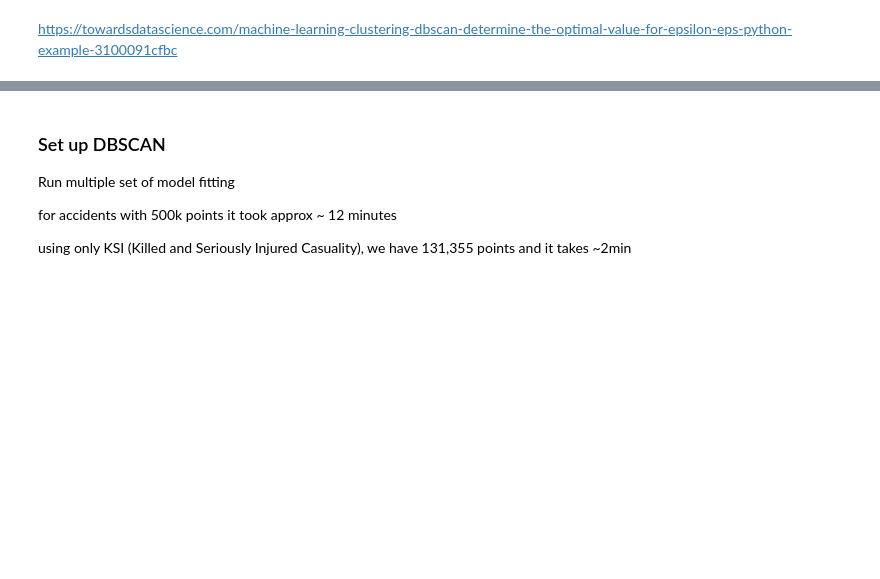
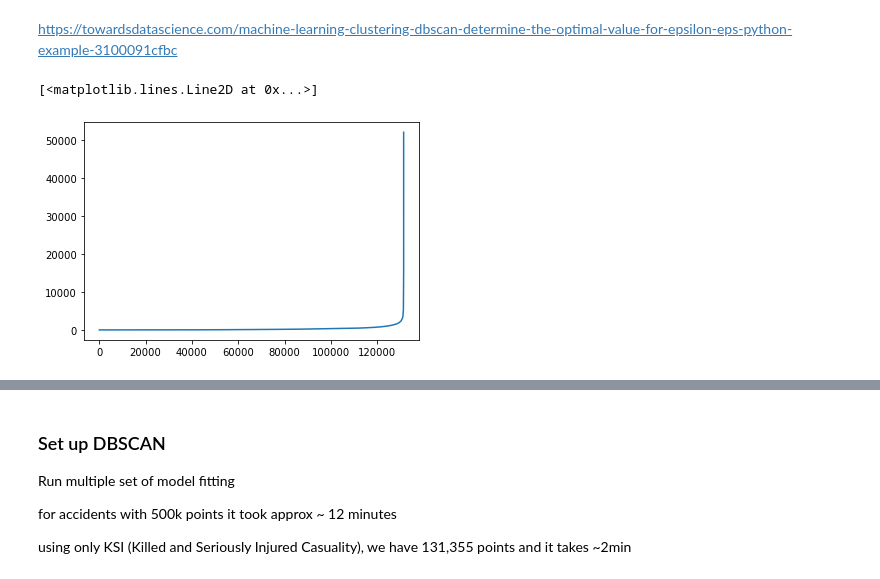
Before and after one commit to GaborJenei/DS-Stackoverflow-Survey, a Jupyter notebook: 01_Intro_to_DS/3_BlogPost/Udacity DSND Project1_BlogPost.ipynb, the cells around one changed output, grey strips where cells are left out. Saved outputs shown, nothing was run; the diff lists cells and outputs as text; code cells hidden in the pictures; blank space fills up the shorter version.

```diff
--- a/01_Intro_to_DS/3_BlogPost/Udacity DSND Project1_BlogPost.ipynb
+++ b/01_Intro_to_DS/3_BlogPost/Udacity DSND Project1_BlogPost.ipynb
@@ -369,3 +379,16 @@ plt.axis('equal');
 ### Optimum eps
 # %% [markdown]
 https://towardsdatascience.com/machine-learning-clustering-dbscan-determine-the-optimal-value-for-epsilon-eps-python-example-3100091cfbc
+# %%
+neigh = NearestNeighbors(n_neighbors=2)
+nbrs = neigh.fit(X)
+distances, indices = nbrs.kneighbors(X)
+# %%
+distances = np.sort(distances, axis=0)
+distances = distances[:,1]
+
+
+plt.plot(distances)
+# %% [output]
+[<matplotlib.lines.Line2D at 0x...>]
+[figure, added]
```
Also changed, not shown: parts of 49 cells of this notebook.
